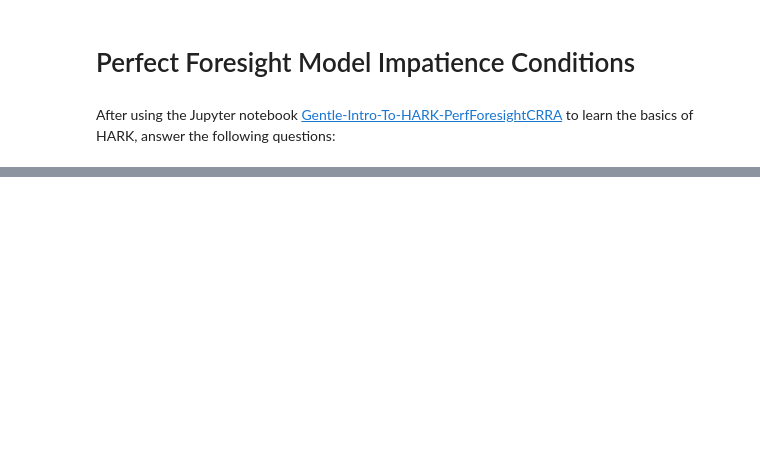
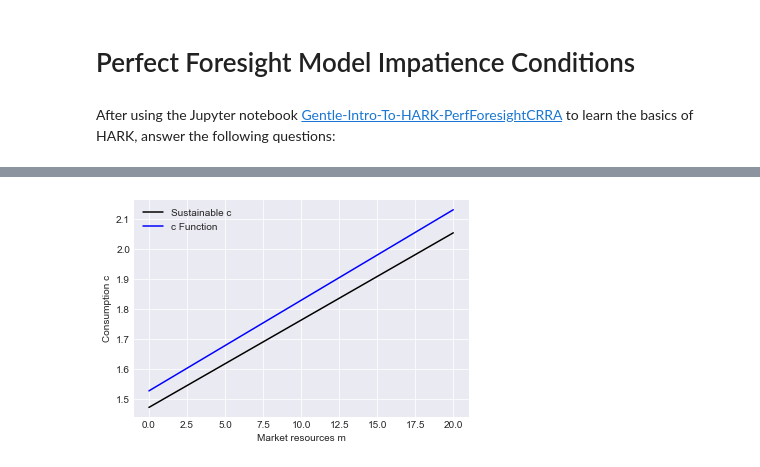
Before and after one commit to JHU-Econ-Choice-2018/problem-set-2-Mv77, a Jupyter notebook: ps2b_Mateo_Velasquez_Giraldo.ipynb, the cells around one changed output, grey strips where cells are left out. Drawn from its saved outputs; the diff is of its cells as text; code cells hidden in the pictures; blank space fills up the shorter version.

```diff
--- a/ps2b_Mateo_Velasquez_Giraldo.ipynb
+++ b/ps2b_Mateo_Velasquez_Giraldo.ipynb
@@ -114,16 +124,21 @@ plt.show() # show the plot
 # %%
 # QUESTION: Now calculate and plot the "sustainable" level of consumption that leaves wealth untouched
 # and plot it against the perfect foresight solution
 
-cSustainable = 0. + 0.*(m_range-1+0.) # For any given level of m, the level of c that would leave wealth unchanged
+human_wealth = 1/(1-(PermGroFac[0]/Rfree))
+kappa = rfree/Rfree
+
+cSustainable = kappa*(m_range-1+human_wealth) # For any given level of m, the level of c that would leave wealth unchanged
 # Obviously, 0 is the wrong formula here -- you should fill in the right one
 
-plt.figure(figsize=(9,6)) # set the figure size
+#plt.figure(figsize=(9,6)) # set the figure size
 plt.xlabel('Market resources m') # x axis label
 plt.ylabel('Consumption c') # y axis label
 
 plt.plot(m_range, cSustainable  , 'k', label='Sustainable c') # Add sustainable c line
 plt.plot(m_range, cHARK, 'b', label='c Function')
 plt.legend()
 
 plt.show() # show the plot
+# %% [output]
+[figure, added]
```
Also changed, not shown: parts of 12 cells of this notebook.
